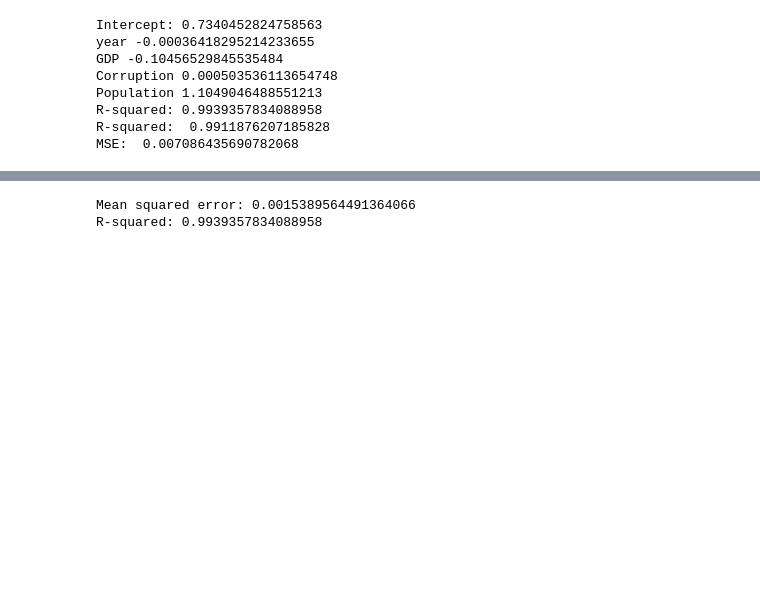
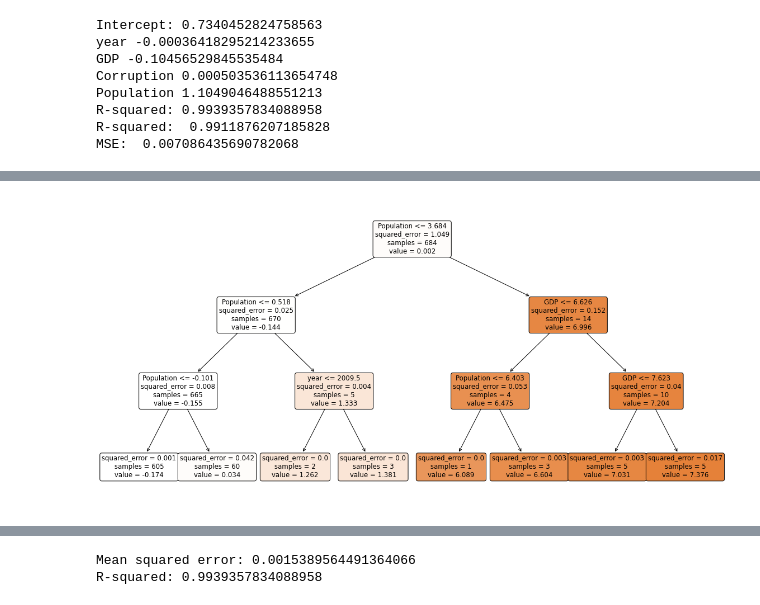
Before and after one commit to JacobNescot/DataAnalytics_Project_JacobNescot, a Jupyter notebook: DA_Project_V2.ipynb, the cells around one changed output, grey strips where cells are left out. Saved outputs shown, nothing was run; the diff lists cells and outputs as text; code cells hidden in the pictures; blank space fills up the shorter version.

```diff
--- a/DA_Project_V2.ipynb
+++ b/DA_Project_V2.ipynb
@@ -222,7 +295,7 @@ from sklearn.tree import DecisionTreeRegressor
 from sklearn.metrics import accuracy_score, precision_score, recall_score, f1_score
 from sklearn.metrics import r2_score
 # Creating a DecisionTreeRegressor object and fitting the model
-dtr = DecisionTreeRegressor()
+dtr = DecisionTreeRegressor(max_depth=3)
 dtr.fit(X_train, y_train)
 
 # Making predictions
@@ -262,0 +321,9 @@ plt.show()
+# %%
+from sklearn.tree import plot_tree
+
+# plot decision tree
+plt.figure(figsize=(20,10))  # set figure size
+plot_tree(dtr, filled=True, rounded=True, feature_names=X.columns)
+plt.show()
+# %% [output]
+[figure, added]
```
Also changed, not shown: parts of 66 cells of this notebook.
